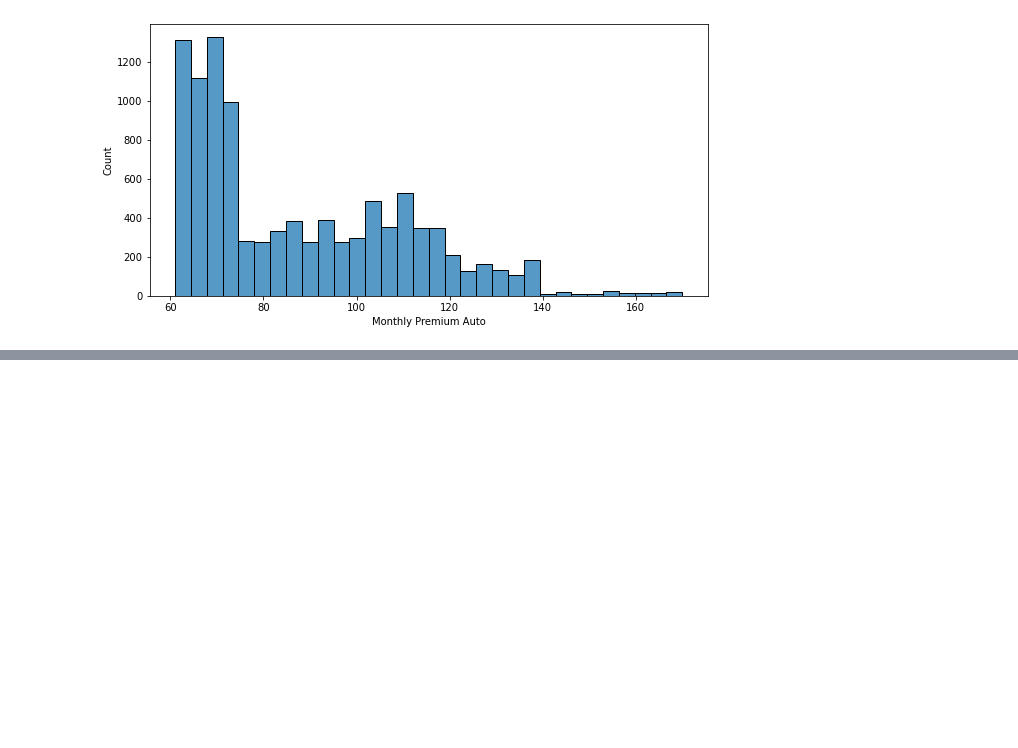
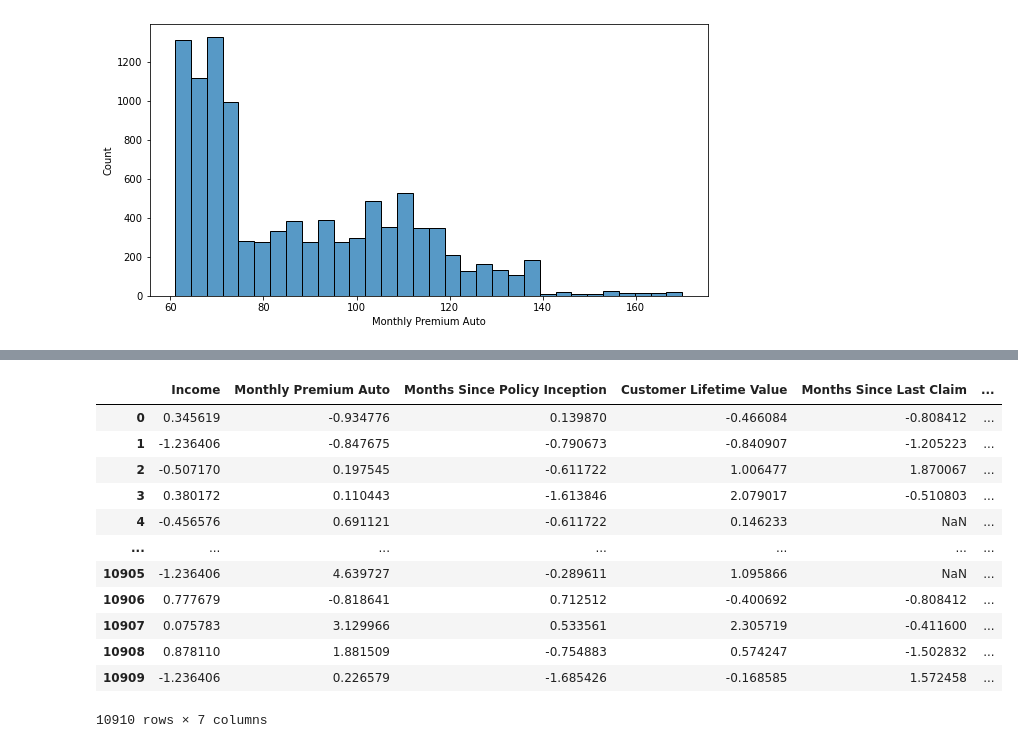
Before and after one commit to adrianacupp/case_study, a Jupyter notebook: Case_Studies/Customer_Analysis_Case_Study/Customer_Analysis_Plotting_day_8.ipynb, the cells around one changed output, grey strips where cells are left out. Drawn from its saved outputs; the diff is of its cells as text; code cells hidden in the pictures; blank space fills up the shorter version.

```diff
--- a/Case_Studies/Customer_Analysis_Case_Study/Customer_Analysis_Plotting_day_8.ipynb
+++ b/Case_Studies/Customer_Analysis_Case_Study/Customer_Analysis_Plotting_day_8.ipynb
@@ -349,0 +378,19 @@ sns.histplot(cleaned_Monthly_Premium_Auto)
+# %%
+# For the numerical variables, check the multicollinearity between the features.
+# Please note that we will use the column total_claim_amount later as the target variable.
+zscore.drop(['Number of Policies'], axis=1, inplace = True)
+zscore
+# %% [output]
+|  | Income | Monthly Premium Auto | Months Since Policy Inception | Customer Lifetime Value | Months Since Last Claim | ... |
+| 0 | 0.345619 | -0.934776 | 0.139870 | -0.466084 | -0.808412 | ... |
+| 1 | -1.236406 | -0.847675 | -0.790673 | -0.840907 | -1.205223 | ... |
+| 2 | -0.507170 | 0.197545 | -0.611722 | 1.006477 | 1.870067 | ... |
+| 3 | 0.380172 | 0.110443 | -1.613846 | 2.079017 | -0.510803 | ... |
+| 4 | -0.456576 | 0.691121 | -0.611722 | 0.146233 | NaN | ... |
+| ... | ... | ... | ... | ... | ... | ... |
+| 10905 | -1.236406 | 4.639727 | -0.289611 | 1.095866 | NaN | ... |
+| 10906 | 0.777679 | -0.818641 | 0.712512 | -0.400692 | -0.808412 | ... |
+| 10907 | 0.075783 | 3.129966 | 0.533561 | 2.305719 | -0.411600 | ... |
+| 10908 | 0.878110 | 1.881509 | -0.754883 | 0.574247 | -1.502832 | ... |
+| 10909 | -1.236406 | 0.226579 | -1.685426 | -0.168585 | 1.572458 | ... |
+10910 rows × 7 columns
```
Also changed, not shown: parts of 5 cells of this notebook.
